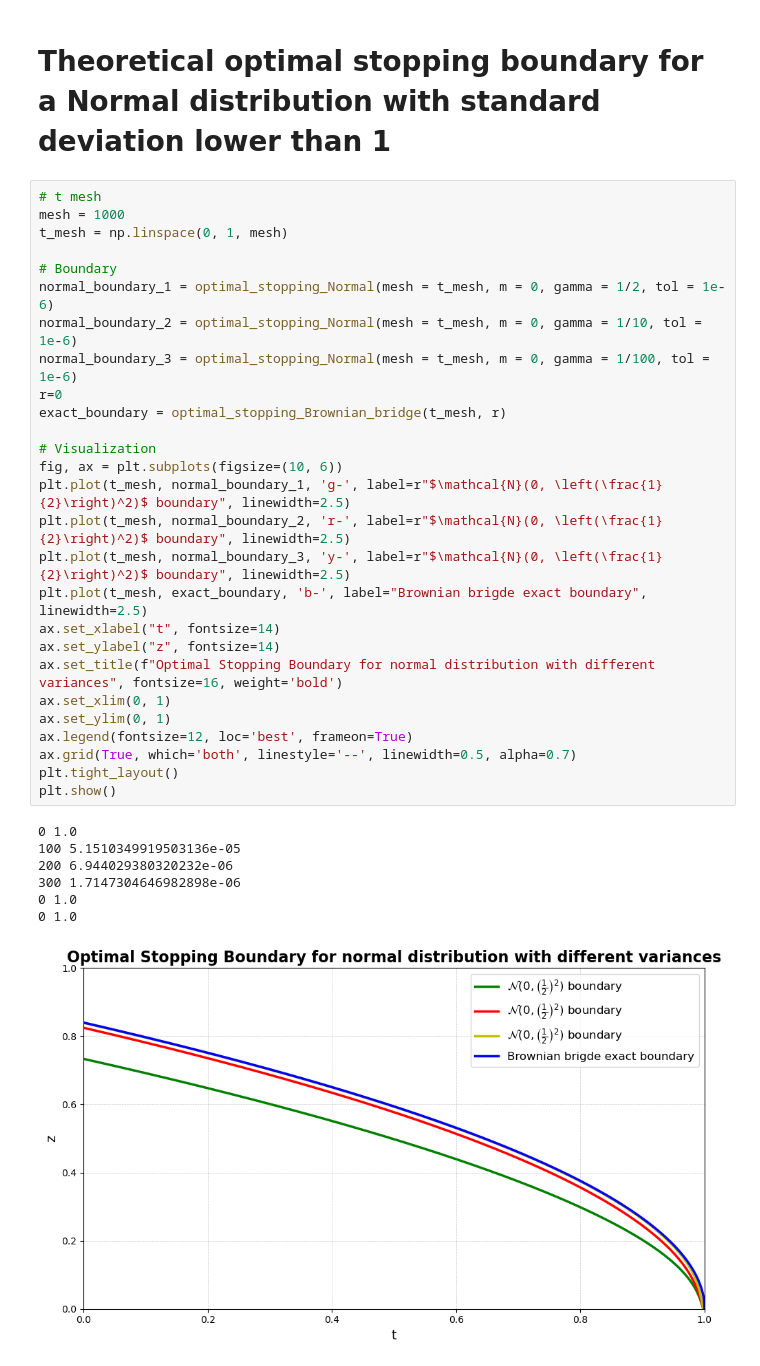
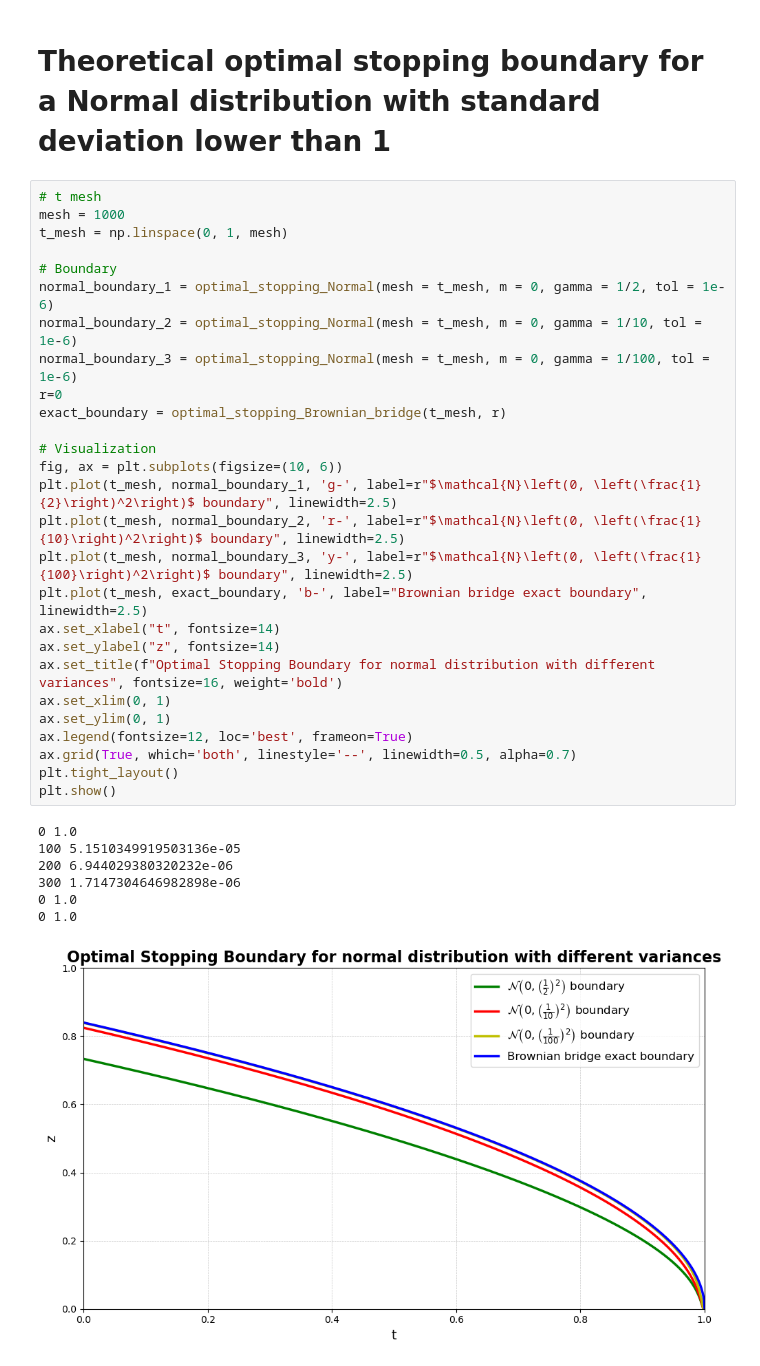
Before and after one commit to ManuelBal2201/Opt-stopp-BB-random-pinning-point, a Jupyter notebook: Theoretical_boundaries_visualization.ipynb, the cells around one changed output. Saved outputs shown, nothing was run; the diff lists cells and outputs as text.

```diff
--- a/Theoretical_boundaries_visualization.ipynb
+++ b/Theoretical_boundaries_visualization.ipynb
@@ -46,35 +46,35 @@ plt.show()
 # %%
 # t mesh
 mesh = 1000
 t_mesh = np.linspace(0, 1, mesh)
 
 # Boundary
 normal_boundary_1 = optimal_stopping_Normal(mesh = t_mesh, m = 0, gamma = 1/2, tol = 1e-6)
 normal_boundary_2 = optimal_stopping_Normal(mesh = t_mesh, m = 0, gamma = 1/10, tol = 1e-6)
 normal_boundary_3 = optimal_stopping_Normal(mesh = t_mesh, m = 0, gamma = 1/100, tol = 1e-6)
 r=0
 exact_boundary = optimal_stopping_Brownian_bridge(t_mesh, r)
 
 # Visualization
 fig, ax = plt.subplots(figsize=(10, 6))
-plt.plot(t_mesh, normal_boundary_1, 'g-', label=r"$\mathcal{N}(0, \left(\frac{1}{2}\right)^2)$ boundary", linewidth=2.5)
-plt.plot(t_mesh, normal_boundary_2, 'r-', label=r"$\mathcal{N}(0, \left(\frac{1}{2}\right)^2)$ boundary", linewidth=2.5)
-plt.plot(t_mesh, normal_boundary_3, 'y-', label=r"$\mathcal{N}(0, \left(\frac{1}{2}\right)^2)$ boundary", linewidth=2.5)
-plt.plot(t_mesh, exact_boundary, 'b-', label="Brownian brigde exact boundary", linewidth=2.5)
+plt.plot(t_mesh, normal_boundary_1, 'g-', label=r"$\mathcal{N}\left(0, \left(\frac{1}{2}\right)^2\right)$ boundary", linewidth=2.5)
+plt.plot(t_mesh, normal_boundary_2, 'r-', label=r"$\mathcal{N}\left(0, \left(\frac{1}{10}\right)^2\right)$ boundary", linewidth=2.5)
+plt.plot(t_mesh, normal_boundary_3, 'y-', label=r"$\mathcal{N}\left(0, \left(\frac{1}{100}\right)^2\right)$ boundary", linewidth=2.5)
+plt.plot(t_mesh, exact_boundary, 'b-', label="Brownian bridge exact boundary", linewidth=2.5)
 ax.set_xlabel("t", fontsize=14)
 ax.set_ylabel("z", fontsize=14)
 ax.set_title(f"Optimal Stopping Boundary for normal distribution with different variances", fontsize=16, weight='bold')
 ax.set_xlim(0, 1)
 ax.set_ylim(0, 1)
 ax.legend(fontsize=12, loc='best', frameon=True)
 ax.grid(True, which='both', linestyle='--', linewidth=0.5, alpha=0.7)
 plt.tight_layout()
 plt.show()
 # %% [output]
 0 1.0
 100 5.1510349919503136e-05
 200 6.944029380320232e-06
 300 1.7147304646982898e-06
 0 1.0
 0 1.0
-[figure, old version]
+[figure, new version]
```
Also changed, not shown: 4 other files.
